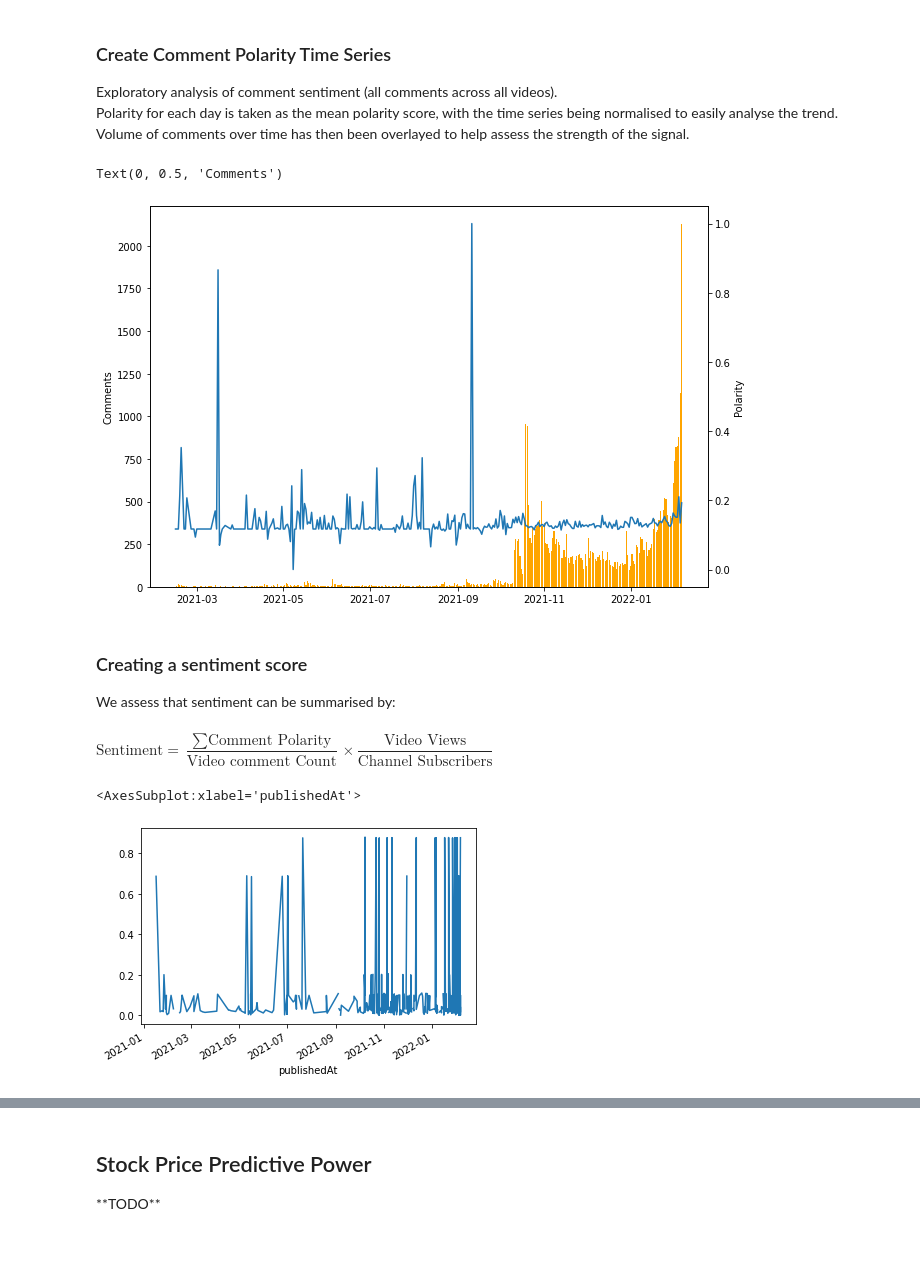
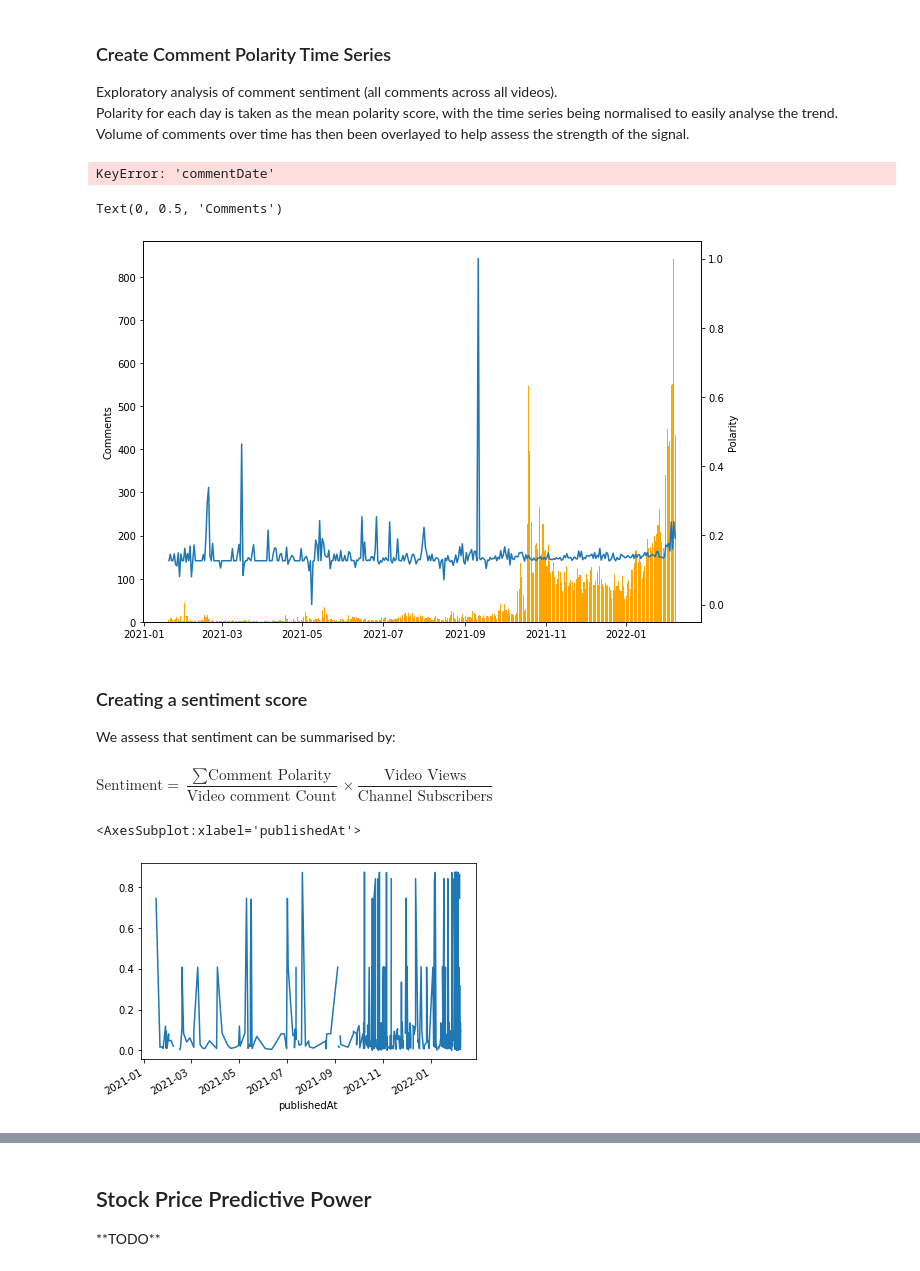
Before and after one commit to nmeares/Youtube-Sentiment, a Jupyter notebook: yt_sentiment.ipynb, the cells around one changed output, grey strips where cells are left out. Saved outputs shown, nothing was run; the diff lists cells and outputs as text; code cells hidden in the pictures.

```diff
--- a/yt_sentiment.ipynb
+++ b/yt_sentiment.ipynb
@@ -121,6 +123,8 @@ for column in ['publishedAt', 'commentDate']:
     merged_df[column] = merged_df[column].astype('datetime64').dt.normalize()
 
 df = merged_df.copy()
+df.drop_duplicates(inplace=True)
+df.dropna(axis=0, how='all')
 
 # Polarity scaled by comment count
 df['comment_polarity'] /= df['commentCount']
@@ -138,6 +142,8 @@ import matplotlib.pyplot as plt
 time_series = df.copy()
 time_series = time_series.groupby('commentDate').agg(polarity=('comment_polarity','mean'), count = ('commentDate','size')).reset_index()
 time_series.fillna(0, inplace=True)
+# %% [output]
+KeyError: 'commentDate'
 # %%
 # Normalise comment polarity
 time_series['polarity'] = min_max_scaler(time_series['polarity'])
@@ -151,7 +157,7 @@ ax1.bar(time_series.index, time_series['count'], color='orange')
 ax1.set_ylabel('Comments')
 # %% [output]
 Text(0, 0.5, 'Comments')
-[figure, old version]
+[figure, new version]
 # %% [markdown]
 ### Creating a sentiment score
 We assess that sentiment can be summarised by: <br>
@@ -160,13 +166,14 @@ $\text{Sentiment} = \dfrac{\sum\text{Comment Polarity}}{\text{Video comment Coun
 # %%
 # Groupby, summing polarity of comments for each video ID
 df = df.groupby(['videoId','view_sub_ratio', 'like_view_ratio', 'comment_view_ratio', 'subscriberCount', 'publishedAt']).agg({'comment_polarity':['sum']}).reset_index()
 df.columns = df.columns.droplevel(1)
 df.set_index('publishedAt', inplace=True)
 
 # Create video sentiment score
 df['sentiment'] = df['comment_polarity'] * df['view_sub_ratio']
 
-df.head()
+df['rolling_1m'] = df['sentiment'].rolling(30).mean()
+df['rolling_1m'].plot()
 # %% [output]
 <AxesSubplot:xlabel='publishedAt'>
-[figure, old version]
+[figure, new version]
```
Also changed, not shown: parts of 3 cells of this notebook.
